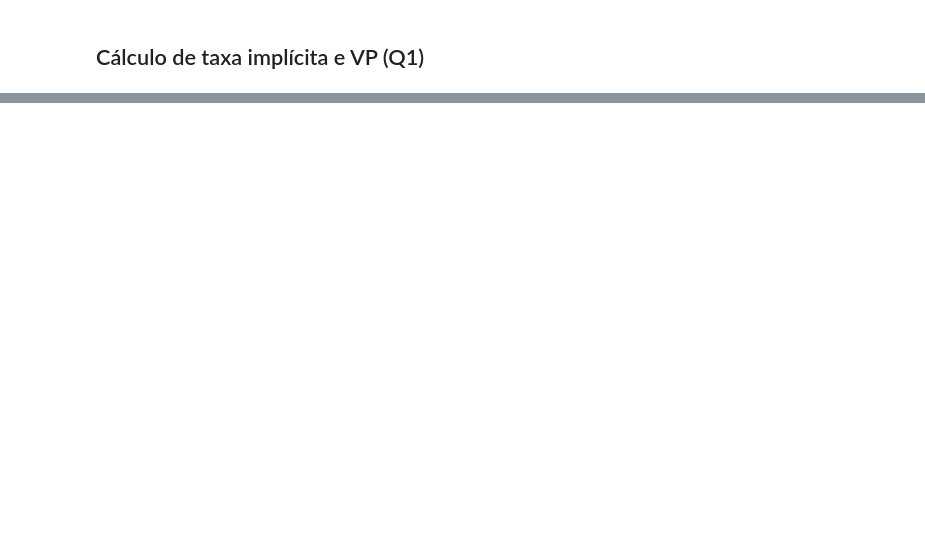
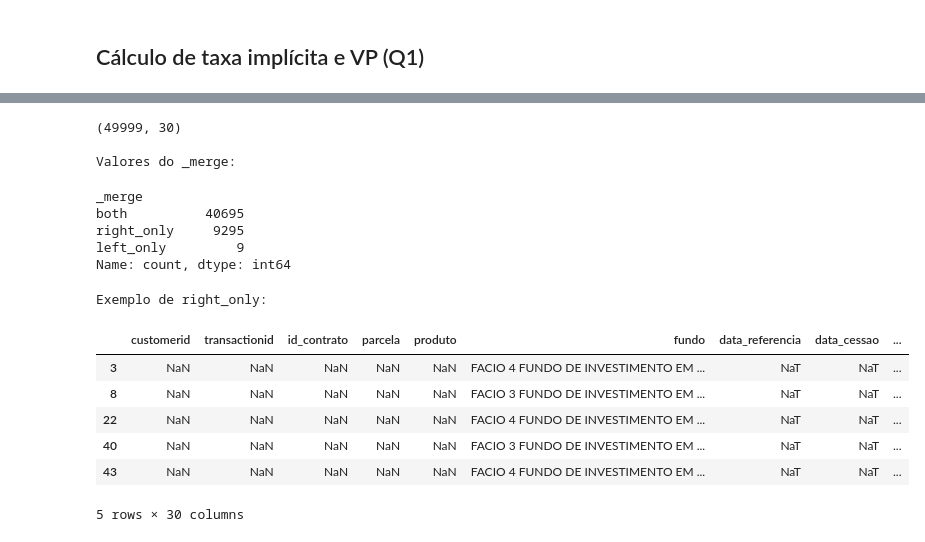
Before and after one commit to caahpaiva/case_facio_financial_reconciliation, a Jupyter notebook: notebooks/01_reconciliation_analysis.ipynb, the cells around one changed output, grey strips where cells are left out. Cells and saved outputs as stored; diff of their text form; code cells hidden in the pictures; blank space fills up the shorter version.

```diff
--- a/notebooks/01_reconciliation_analysis.ipynb
+++ b/notebooks/01_reconciliation_analysis.ipynb
@@ -276,0 +863,28 @@ Mapping aplicado: {'FACIO 3 FUNDO DE INVESTIMENTO EM DIREITOS CREDITÓRIOS FINAN
+# %%
+# =====================================================
+# Recalcular status de reconciliação pelo _merge real
+# =====================================================
+
+df["_merge"] = (
+    df["_merge"]
+    .astype(str)
+    .str.strip()
+)
+
+
+df.loc[
+    df["_merge"].eq("right_only"),
+    "recon_status"
+] = "Only Fundo"
+
+
+df.loc[
+    df["_merge"].eq("left_only"),
+    "recon_status"
+] = "Only Facio"
+
+
+print("Status recalculado:")
+display(
+    df["recon_status"].value_counts(dropna=False)
+)
@@ -276,0 +899,29 @@ Mapping aplicado: {'FACIO 3 FUNDO DE INVESTIMENTO EM DIREITOS CREDITÓRIOS FINAN
+# %%
+print(df.shape)
+
+print("\nValores do _merge:")
+display(df["_merge"].value_counts(dropna=False))
+
+
+print("\nExemplo de right_only:")
+display(
+    df[df["_merge"]=="right_only"]
+    .head()
+)
+# %% [output]
+(49999, 30)
+
+Valores do _merge:
+_merge
+both          40695
+right_only     9295
+left_only         9
+Name: count, dtype: int64
+Exemplo de right_only:
+|  | customerid | transactionid | id_contrato | parcela | produto | fundo | data_referencia | data_cessao | ... |
+| 3 | NaN | NaN | NaN | NaN | NaN | FACIO 4 FUNDO DE INVESTIMENTO EM ... | NaT | NaT | ... |
+| 8 | NaN | NaN | NaN | NaN | NaN | FACIO 3 FUNDO DE INVESTIMENTO EM ... | NaT | NaT | ... |
+| 22 | NaN | NaN | NaN | NaN | NaN | FACIO 4 FUNDO DE INVESTIMENTO EM ... | NaT | NaT | ... |
+| 40 | NaN | NaN | NaN | NaN | NaN | FACIO 3 FUNDO DE INVESTIMENTO EM ... | NaT | NaT | ... |
+| 43 | NaN | NaN | NaN | NaN | NaN | FACIO 4 FUNDO DE INVESTIMENTO EM ... | NaT | NaT | ... |
+5 rows × 30 columns
```
Also changed, not shown: parts of 18 cells of this notebook, 9 other files.
